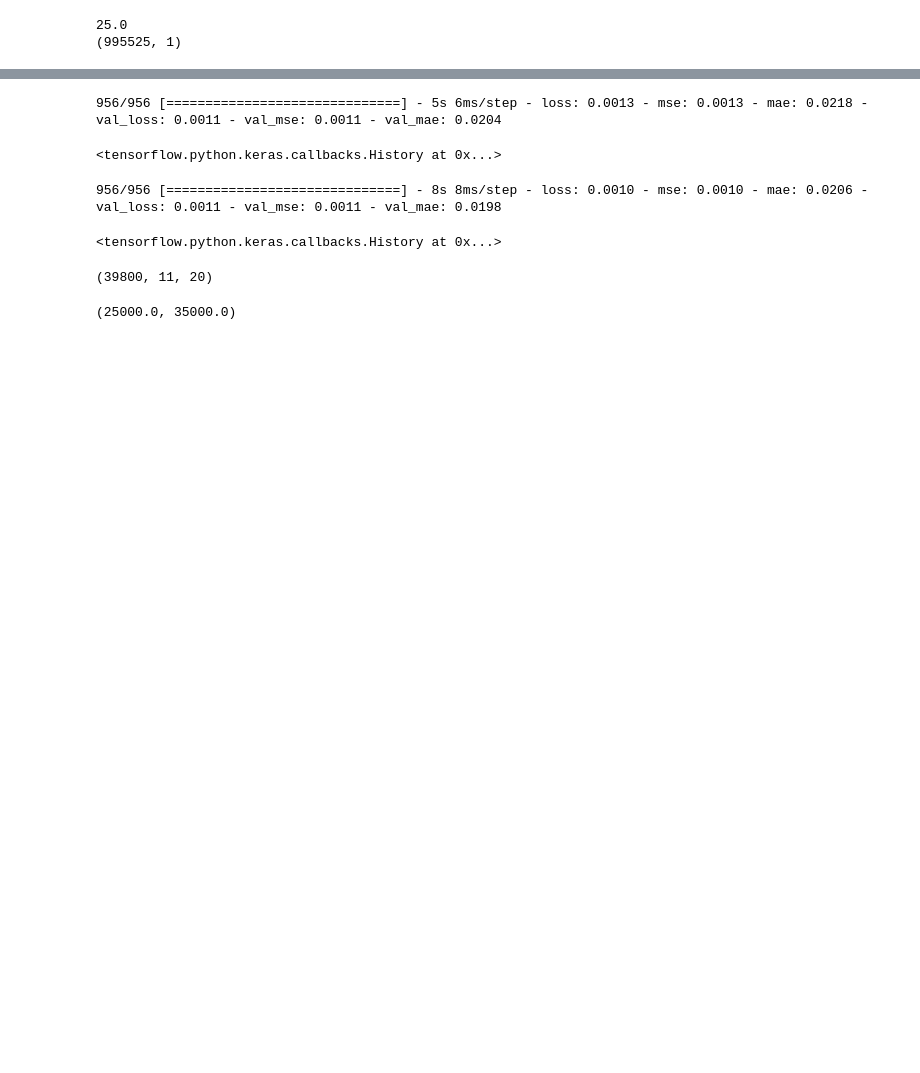
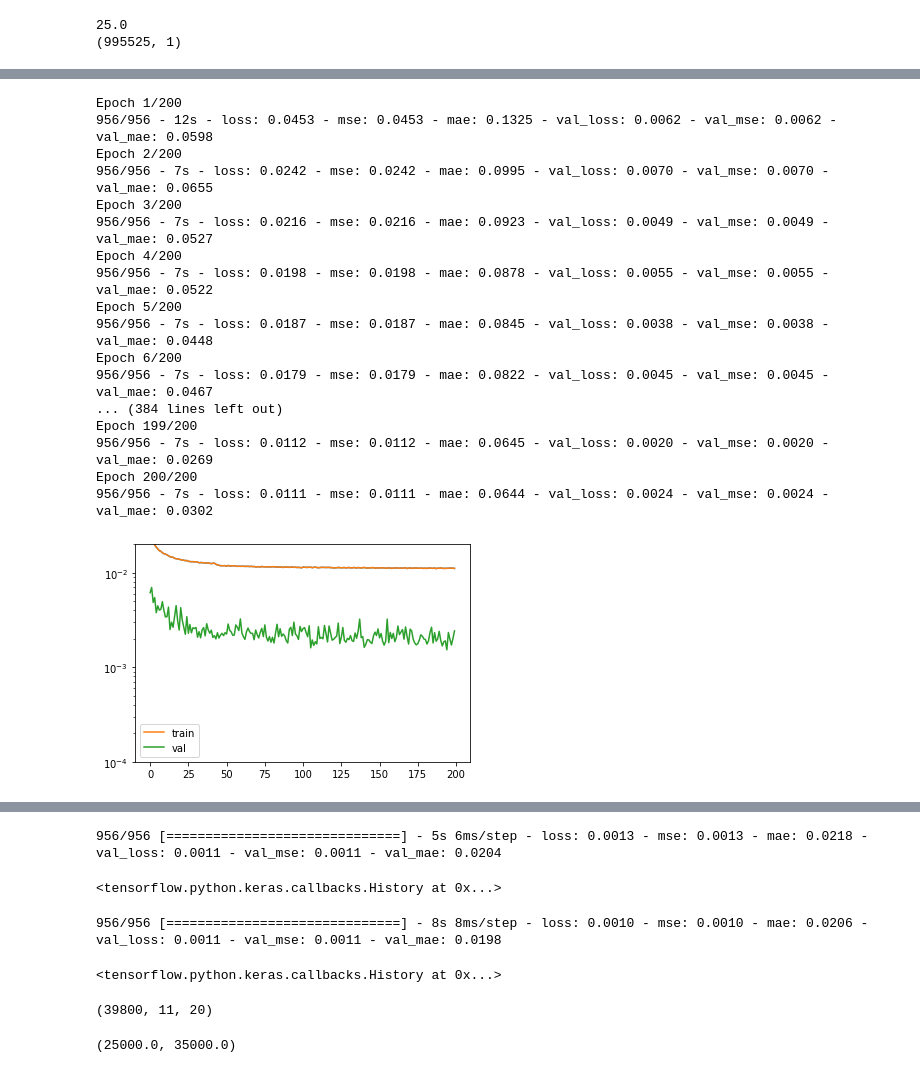
Before and after one commit to Ammon1/Math, a Jupyter notebook: noise_D.ipynb, the cells around one changed output, grey strips where cells are left out. Cells and saved outputs as stored; diff of their text form; code cells hidden in the pictures; blank space fills up the shorter version.

```diff
--- a/noise_D.ipynb
+++ b/noise_D.ipynb
@@ -337,0 +339,41 @@ Epoch 100/100
+# %%
+# create and fit the LSTM network
+model = Sequential()
+model.add(Bidirectional(LSTM(64, input_shape=(11, look_back),kernel_initializer='he_uniform')))
+model.add(Dense(64, activation='relu'))
+model.add(Dropout(0.1))
+model.add(Dense(42, activation='relu'))
+model.add(Dropout(0.1))
+model.add(Dense(21, activation='relu'))
+model.add(Dropout(0.1))
+model.add(Dense(1,activation='linear'))
+model.compile(loss='mean_squared_error', optimizer='RMSprop',metrics=['mse','mae'])
+history=model.fit(trainX, trainY,validation_data=(testX, testY), epochs=200, batch_size=1000,verbose=2)
+
+plt.plot(history.history['mse'])
+plt.plot(history.history['loss'],label='train')
+plt.plot(history.history['val_loss'],label='val')
+plt.ylim(0.0001,0.02)
+plt.yscale('log')
+plt.legend()
+plt.show()
+# make predictions
+# %% [output]
+Epoch 1/200
+956/956 - 12s - loss: 0.0453 - mse: 0.0453 - mae: 0.1325 - val_loss: 0.0062 - val_mse: 0.0062 - val_mae: 0.0598
+Epoch 2/200
+956/956 - 7s - loss: 0.0242 - mse: 0.0242 - mae: 0.0995 - val_loss: 0.0070 - val_mse: 0.0070 - val_mae: 0.0655
+Epoch 3/200
+956/956 - 7s - loss: 0.0216 - mse: 0.0216 - mae: 0.0923 - val_loss: 0.0049 - val_mse: 0.0049 - val_mae: 0.0527
+Epoch 4/200
+956/956 - 7s - loss: 0.0198 - mse: 0.0198 - mae: 0.0878 - val_loss: 0.0055 - val_mse: 0.0055 - val_mae: 0.0522
+Epoch 5/200
+956/956 - 7s - loss: 0.0187 - mse: 0.0187 - mae: 0.0845 - val_loss: 0.0038 - val_mse: 0.0038 - val_mae: 0.0448
+Epoch 6/200
+956/956 - 7s - loss: 0.0179 - mse: 0.0179 - mae: 0.0822 - val_loss: 0.0045 - val_mse: 0.0045 - val_mae: 0.0467
+... (384 lines left out)
+Epoch 199/200
+956/956 - 7s - loss: 0.0112 - mse: 0.0112 - mae: 0.0645 - val_loss: 0.0020 - val_mse: 0.0020 - val_mae: 0.0269
+Epoch 200/200
+956/956 - 7s - loss: 0.0111 - mse: 0.0111 - mae: 0.0644 - val_loss: 0.0024 - val_mse: 0.0024 - val_mae: 0.0302
+[figure, added]
```
Also changed, not shown: parts of 22 cells of this notebook.
